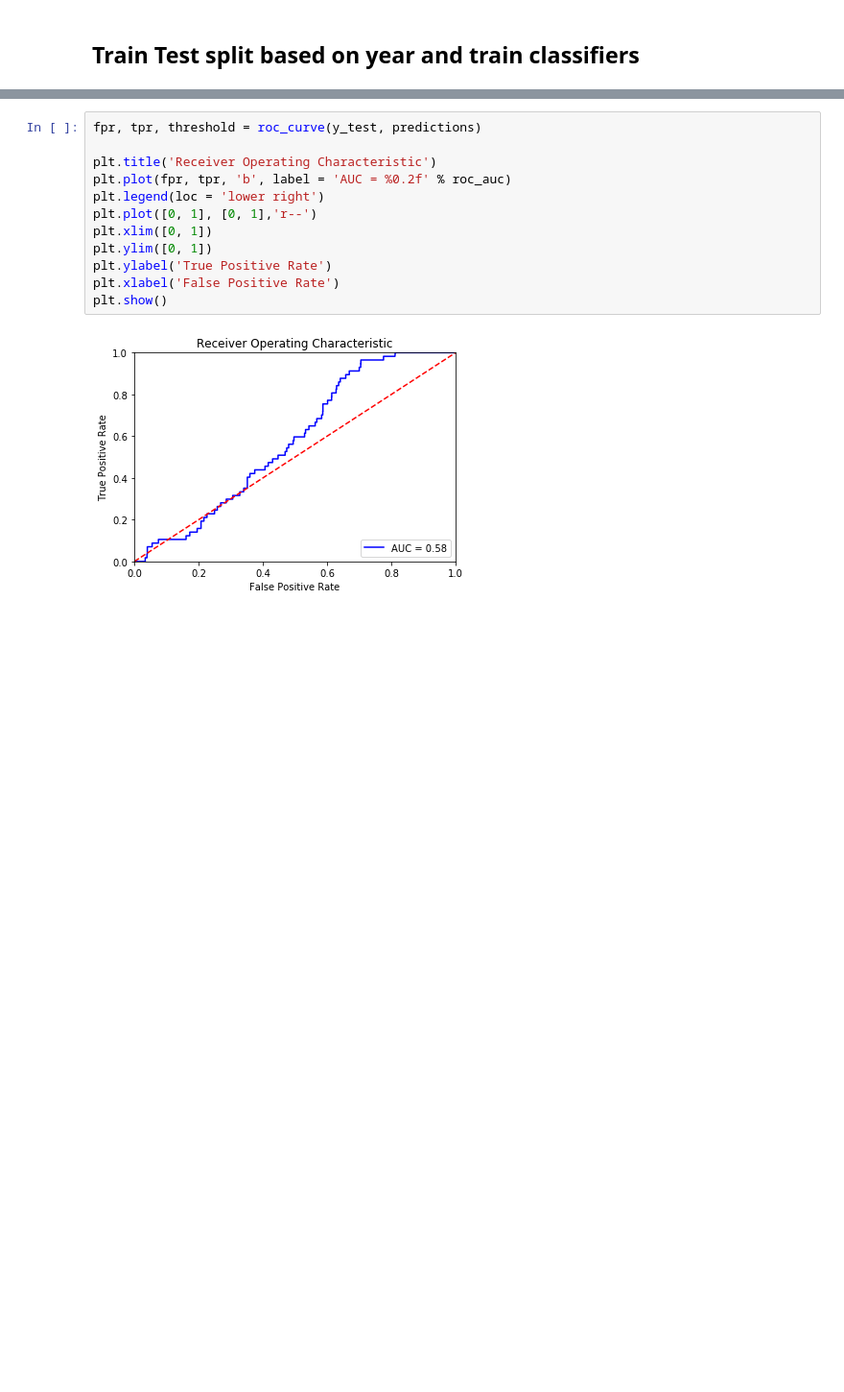
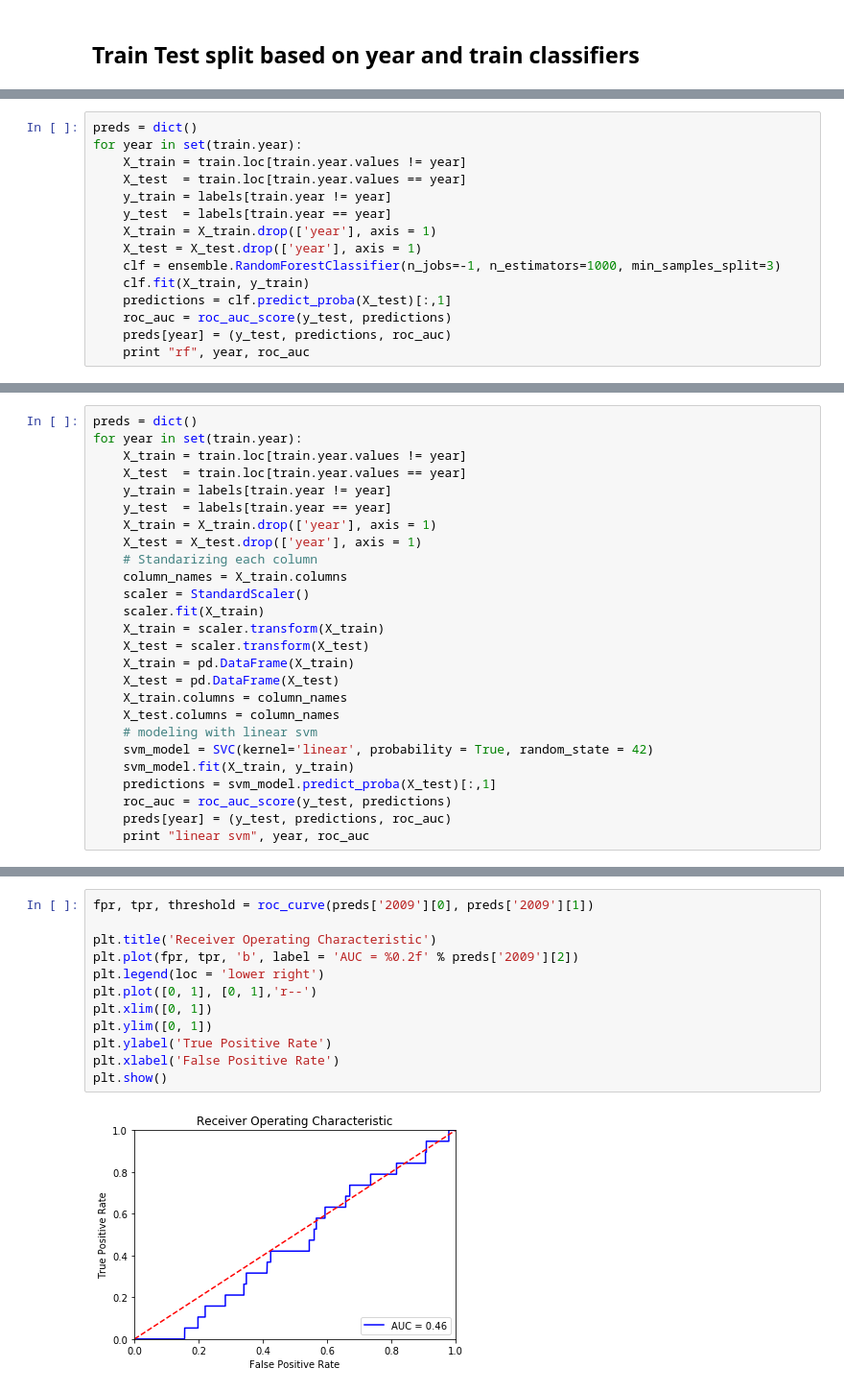
Before and after one commit to yupei1990/EECS571_Project_Kaggle_West_Nile_Virus, a Jupyter notebook: scripts/west_nile_virus.ipynb, the cells around one changed output, grey strips where cells are left out. Shown: that part at 96% size. Cells and saved outputs as stored; diff of their text form; blank space fills up the shorter version.

Commit message:
update notebook to have code to CV across the years

```diff
--- a/scripts/west_nile_virus.ipynb
+++ b/scripts/west_nile_virus.ipynb
@@ -102,0 +74,15 @@ roc_auc
+# %%
+preds = dict()
+for year in set(train.year):
+    X_train = train.loc[train.year.values != year]
+    X_test  = train.loc[train.year.values == year]
+    y_train = labels[train.year != year]
+    y_test  = labels[train.year == year]
+    X_train = X_train.drop(['year'], axis = 1)
+    X_test = X_test.drop(['year'], axis = 1)
+    clf = ensemble.RandomForestClassifier(n_jobs=-1, n_estimators=1000, min_samples_split=3)
+    clf.fit(X_train, y_train)
+    predictions = clf.predict_proba(X_test)[:,1]
+    roc_auc = roc_auc_score(y_test, predictions)
+    preds[year] = (y_test, predictions, roc_auc)
+    print "rf", year, roc_auc
@@ -132,0 +108,26 @@ roc_auc
+# %%
+preds = dict()
+for year in set(train.year):
+    X_train = train.loc[train.year.values != year]
+    X_test  = train.loc[train.year.values == year]
+    y_train = labels[train.year != year]
+    y_test  = labels[train.year == year]
+    X_train = X_train.drop(['year'], axis = 1)
+    X_test = X_test.drop(['year'], axis = 1)
+    # Standarizing each column
+    column_names = X_train.columns
+    scaler = StandardScaler()
+    scaler.fit(X_train)
+    X_train = scaler.transform(X_train)
+    X_test = scaler.transform(X_test)
+    X_train = pd.DataFrame(X_train)
+    X_test = pd.DataFrame(X_test)
+    X_train.columns = column_names
+    X_test.columns = column_names
+    # modeling with linear svm
+    svm_model = SVC(kernel='linear', probability = True, random_state = 42)
+    svm_model.fit(X_train, y_train)
+    predictions = svm_model.predict_proba(X_test)[:,1]
+    roc_auc = roc_auc_score(y_test, predictions)
+    preds[year] = (y_test, predictions, roc_auc)
+    print "linear svm", year, roc_auc
@@ -133,14 +139,14 @@ roc_auc
 # %%
-fpr, tpr, threshold = roc_curve(y_test, predictions)
+fpr, tpr, threshold = roc_curve(preds['2009'][0], preds['2009'][1])
 
 plt.title('Receiver Operating Characteristic')
-plt.plot(fpr, tpr, 'b', label = 'AUC = %0.2f' % roc_auc)
+plt.plot(fpr, tpr, 'b', label = 'AUC = %0.2f' % preds['2009'][2])
 plt.legend(loc = 'lower right')
 plt.plot([0, 1], [0, 1],'r--')
 plt.xlim([0, 1])
 plt.ylim([0, 1])
 plt.ylabel('True Positive Rate')
 plt.xlabel('False Positive Rate')
 plt.show()
 # %% [output]
-[figure, old version]
+[figure, new version]
```
Also changed, not shown: parts of 14 cells of this notebook, 1 other file.
